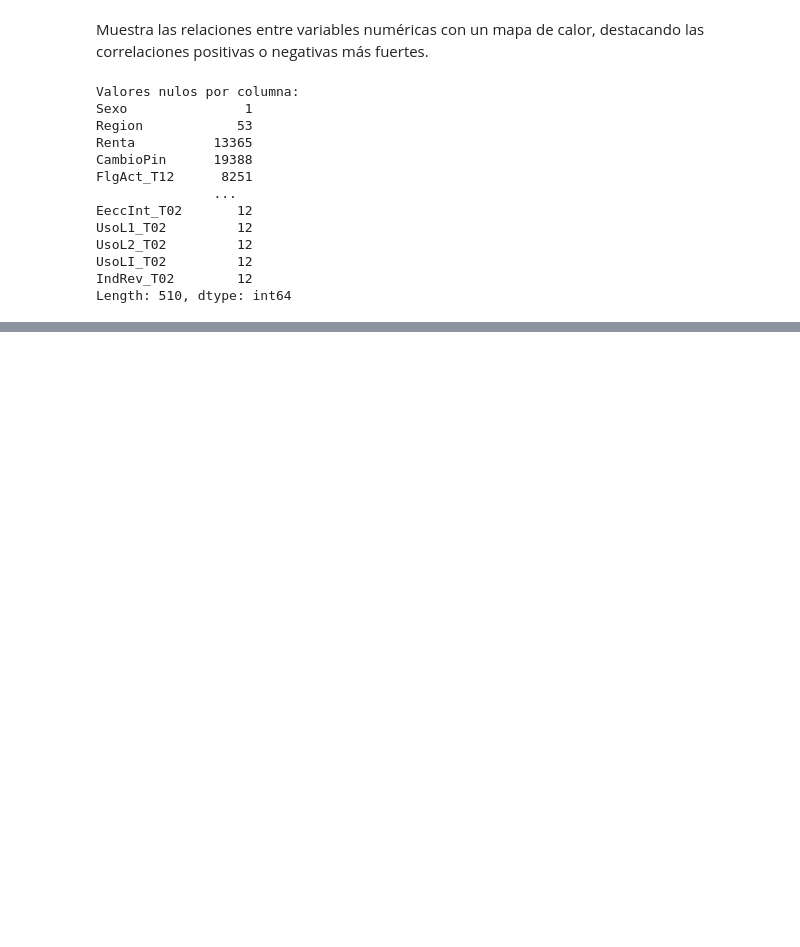
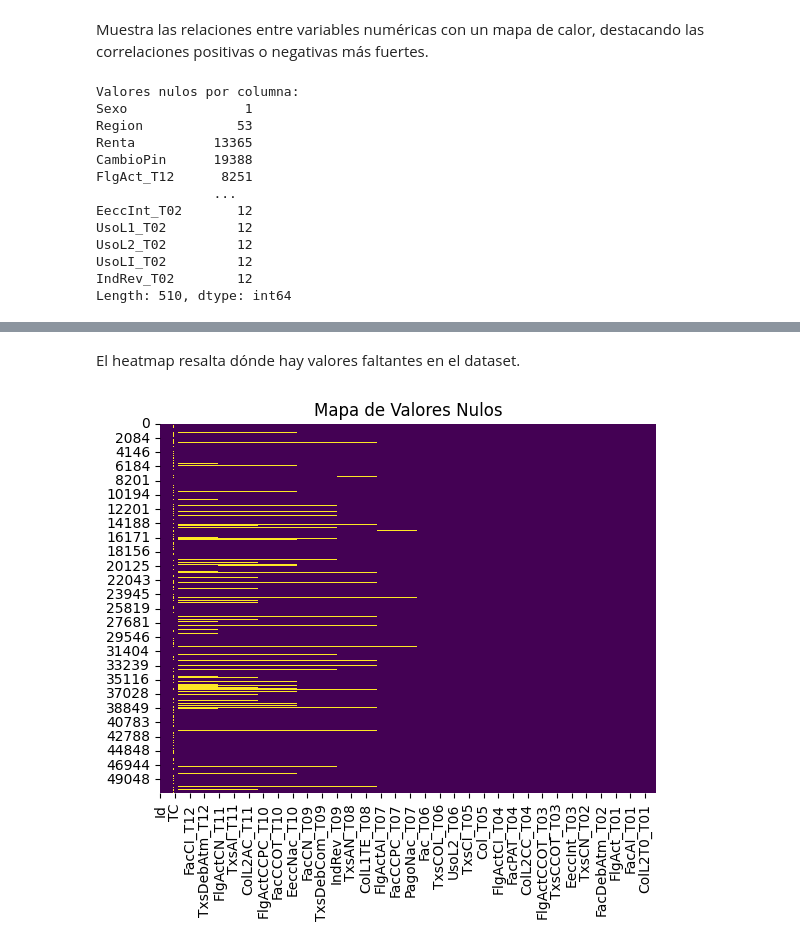
Before and after one commit to TitoD01/monopoly, a Jupyter notebook: monopoly/notebooks/Monopoly.ipynb, the cells around one changed output, grey strips where cells are left out. Drawn from its saved outputs; the diff is of its cells as text; code cells hidden in the pictures; blank space fills up the shorter version.

Commit message:
fase 3 preparacion de los datos 1.0

```diff
--- a/monopoly/notebooks/Monopoly.ipynb
+++ b/monopoly/notebooks/Monopoly.ipynb
@@ -235,0 +263,9 @@ Length: 510, dtype: int64
+# %%
+# Eliminar o ajustar outliers en Renta
+q1 = df['Renta'].quantile(0.25)
+q3 = df['Renta'].quantile(0.75)
+iqr = q3 - q1  # Rango intercuartil
+limite_inferior = q1 - 1.5 * iqr
+limite_superior = q3 + 1.5 * iqr
+
+df = df[(df['Renta'] >= limite_inferior) & (df['Renta'] <= limite_superior)]
@@ -235,0 +274,13 @@ Length: 510, dtype: int64
+# %%
+# Verificar y transformar tipos de datos
+df['Edad'] = df['Edad'].astype('int8')  # Reducir tamaño en memoria
+df['Region'] = df['Region'].astype('category')  # Categorizar regiones
+# %% [markdown]
+ El heatmap resalta dónde hay valores faltantes en el dataset.
+# %%
+# Visualización de valores nulos
+sb.heatmap(df.isnull(), cbar=False, cmap='viridis')
+plt.title('Mapa de Valores Nulos')
+plt.show()
+# %% [output]
+[figure, added]
```
Also changed, not shown: parts of 13 cells of this notebook.
